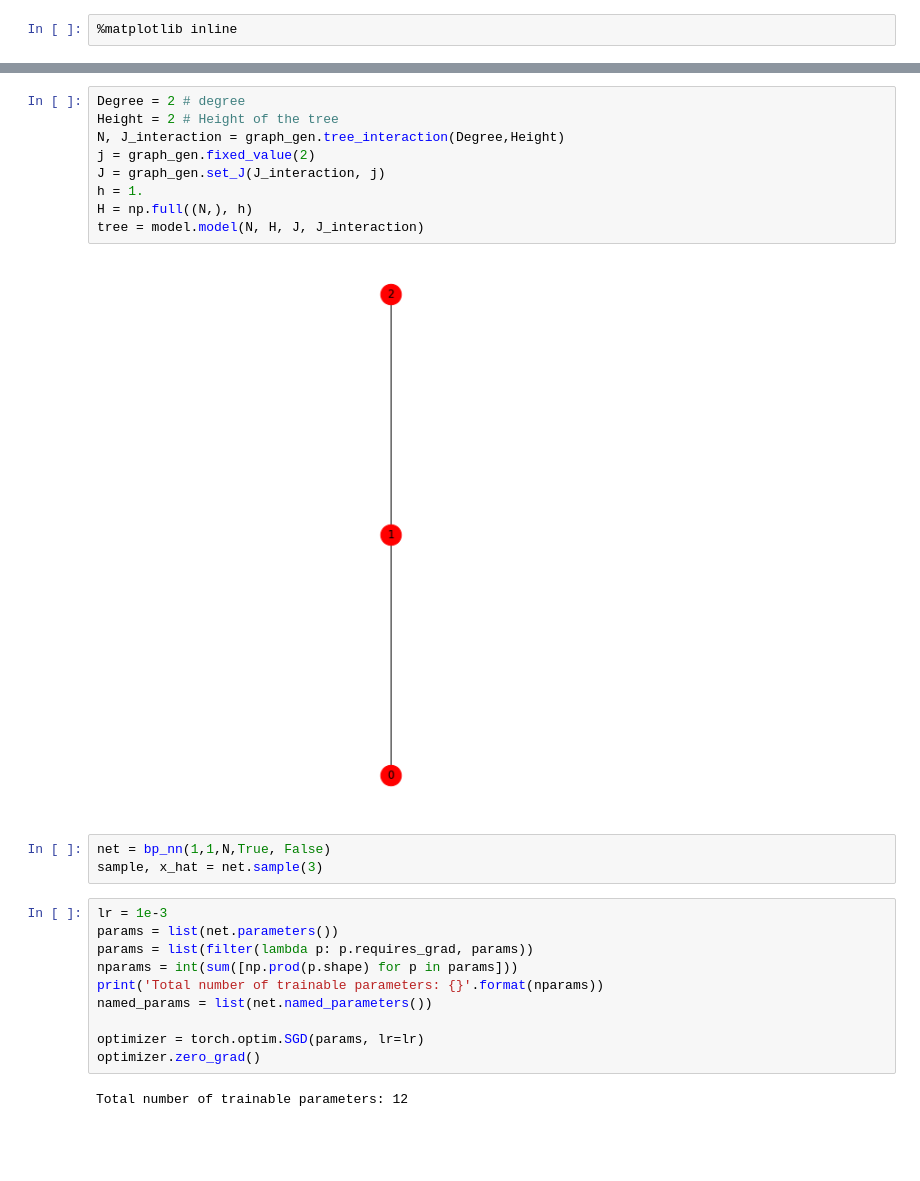
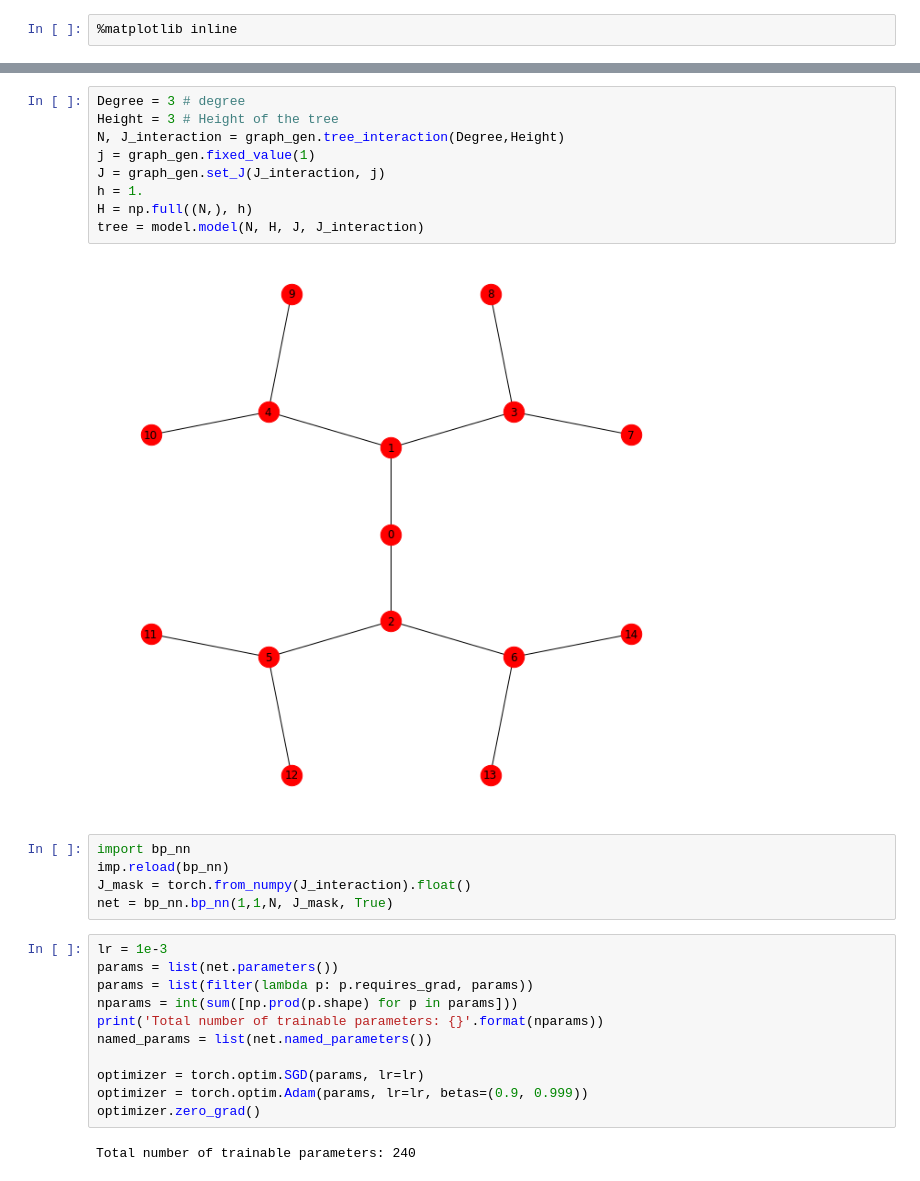
Before and after one commit to ocadni/h2arnn, a Jupyter notebook: nn_test.ipynb, the cells around one changed output, grey strips where cells are left out. Drawn from its saved outputs; the diff is of its cells as text; blank space fills up the shorter version.

```diff
--- a/nn_test.ipynb
+++ b/nn_test.ipynb
@@ -87,17 +34,19 @@ class bp_nn(nn.Module):
 # %%
-Degree = 2 # degree
-Height = 2 # Height of the tree
+Degree = 3 # degree
+Height = 3 # Height of the tree
 N, J_interaction = graph_gen.tree_interaction(Degree,Height)
-j = graph_gen.fixed_value(2)
+j = graph_gen.fixed_value(1)
 J = graph_gen.set_J(J_interaction, j)
 h = 1.
 H = np.full((N,), h)
 tree = model.model(N, H, J, J_interaction)
 # %% [output]
-[figure, old version]
+[figure, new version]
-# %%
-net = bp_nn(1,1,N,True, False)
-sample, x_hat = net.sample(3)
+# %%
+import bp_nn
+imp.reload(bp_nn)
+J_mask = torch.from_numpy(J_interaction).float()
+net = bp_nn.bp_nn(1,1,N, J_mask, True)
 # %%
 lr = 1e-3
 params = list(net.parameters())
@@ -107,6 +56,7 @@ print('Total number of trainable parameters: {}'.format(nparams))
 named_params = list(net.named_parameters())
 
 optimizer = torch.optim.SGD(params, lr=lr)
+optimizer = torch.optim.Adam(params, lr=lr, betas=(0.9, 0.999))
 optimizer.zero_grad()
 # %% [output]
-Total number of trainable parameters: 12
+Total number of trainable parameters: 240
```
Also changed, not shown: parts of 14 cells of this notebook, 3 other files.
